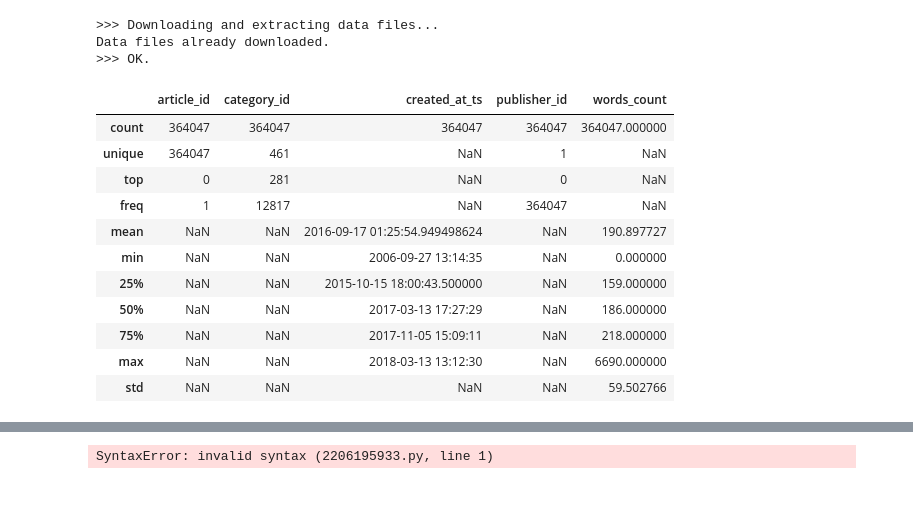
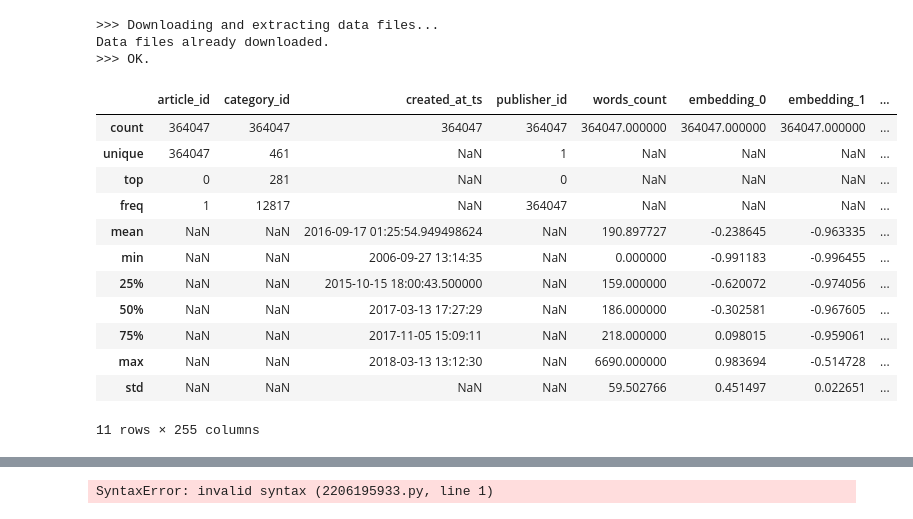
Before and after one commit to fleuryc/OC_AI-Engineer_P9_Books-recommandation-mobile-app, a Jupyter notebook: notebooks/content-based-filtering.ipynb, the cells around one changed output, grey strips where cells are left out. Drawn from its saved outputs; the diff is of its cells as text; code cells hidden in the pictures.

```diff
--- a/notebooks/content-based-filtering.ipynb
+++ b/notebooks/content-based-filtering.ipynb
@@ -25,32 +29,46 @@ RAW_DATA_PATH = "../data/raw"
 # %%
-articles_metadata = pd.read_csv(
-    Path(RAW_DATA_PATH, "articles_metadata.csv"),
-    parse_dates=["created_at_ts"],
-    date_parser=lambda x: datetime.fromtimestamp(int(x) / 1000),
-    dtype={
-        "article_id": "category",
-        "category_id": "category",
-        "publisher_id": "category",
-        "words_count": "int",
-    },
+NUM_EMBEDDINGS = 250
+
+articles = pd.concat(
+    [
+        pd.read_csv(
+            Path(RAW_DATA_PATH, "articles_metadata.csv"),
+            parse_dates=["created_at_ts"],
+            date_parser=lambda x: datetime.fromtimestamp(int(x) / 1000),
+            dtype={
+                "article_id": "category",
+                "category_id": "category",
+                "publisher_id": "category",
+                "words_count": "int",
+            },
+        ),
+        pd.DataFrame(
+            pd.read_pickle(Path(RAW_DATA_PATH, "articles_embeddings.pickle")),
+            columns=["embedding_" + str(i) for i in range(NUM_EMBEDDINGS)],
+        ),
+    ],
+    axis=1,
 )
 
-articles_metadata = articles_metadata.astype({"created_at_ts": "datetime64[ns]"})
+articles = articles.astype({"created_at_ts": "datetime64[ns]"})
 
-articles_metadata.describe(include="all", datetime_is_numeric=True)
+articles_sample = articles.sample(frac=0.01, random_state=42)
+
+articles.describe(include="all", datetime_is_numeric=True)
 # %% [output]
-|  | article_id | category_id | created_at_ts | publisher_id | words_count |
-| count | 364047 | 364047 | 364047 | 364047 | 364047.000000 |
-| unique | 364047 | 461 | NaN | 1 | NaN |
-| top | 0 | 281 | NaN | 0 | NaN |
-| freq | 1 | 12817 | NaN | 364047 | NaN |
-| mean | NaN | NaN | 2016-09-17 01:25:54.949498624 | NaN | 190.897727 |
-| min | NaN | NaN | 2006-09-27 13:14:35 | NaN | 0.000000 |
-| 25% | NaN | NaN | 2015-10-15 18:00:43.500000 | NaN | 159.000000 |
-| 50% | NaN | NaN | 2017-03-13 17:27:29 | NaN | 186.000000 |
-| 75% | NaN | NaN | 2017-11-05 15:09:11 | NaN | 218.000000 |
-| max | NaN | NaN | 2018-03-13 13:12:30 | NaN | 6690.000000 |
-| std | NaN | NaN | NaN | NaN | 59.502766 |
+|  | article_id | category_id | created_at_ts | publisher_id | words_count | embedding_0 | embedding_1 | ... |
+| count | 364047 | 364047 | 364047 | 364047 | 364047.000000 | 364047.000000 | 364047.000000 | ... |
+| unique | 364047 | 461 | NaN | 1 | NaN | NaN | NaN | ... |
+| top | 0 | 281 | NaN | 0 | NaN | NaN | NaN | ... |
+| freq | 1 | 12817 | NaN | 364047 | NaN | NaN | NaN | ... |
+| mean | NaN | NaN | 2016-09-17 01:25:54.949498624 | NaN | 190.897727 | -0.238645 | -0.963335 | ... |
+| min | NaN | NaN | 2006-09-27 13:14:35 | NaN | 0.000000 | -0.991183 | -0.996455 | ... |
+| 25% | NaN | NaN | 2015-10-15 18:00:43.500000 | NaN | 159.000000 | -0.620072 | -0.974056 | ... |
+| 50% | NaN | NaN | 2017-03-13 17:27:29 | NaN | 186.000000 | -0.302581 | -0.967605 | ... |
+| 75% | NaN | NaN | 2017-11-05 15:09:11 | NaN | 218.000000 | 0.098015 | -0.959061 | ... |
+| max | NaN | NaN | 2018-03-13 13:12:30 | NaN | 6690.000000 | 0.983694 | -0.514728 | ... |
+| std | NaN | NaN | NaN | NaN | 59.502766 | 0.451497 | 0.022651 | ... |
+11 rows × 255 columns
 # %%
 clicks = pd.concat(
     [
```
Also changed, not shown: parts of 20 cells of this notebook.
